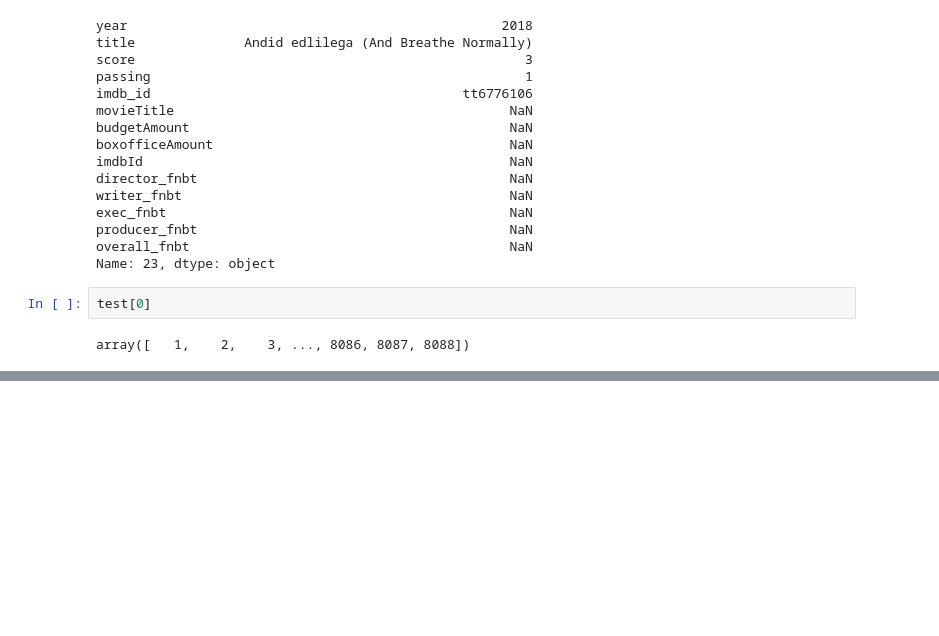
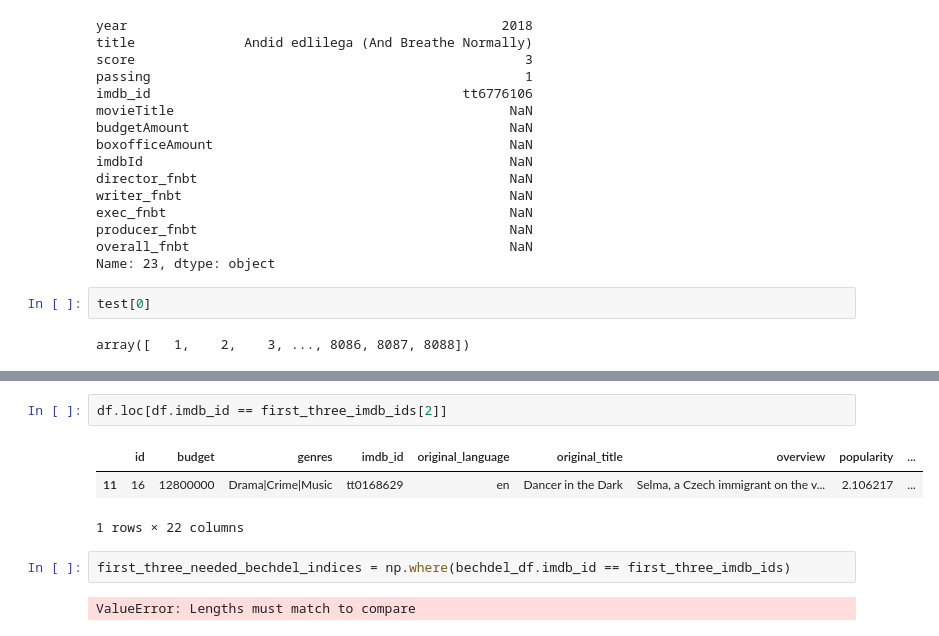
Before and after one commit to MagicMilly/women-in-film-analysis-dashboard, a Jupyter notebook: more_data_munging_useful.ipynb, the cells around one changed output, grey strips where cells are left out. Cells and saved outputs as stored; diff of their text form; blank space fills up the shorter version.

```diff
--- a/more_data_munging_useful.ipynb
+++ b/more_data_munging_useful.ipynb
@@ -1550,0 +1689,10 @@ array([   1,    2,    3, ..., 8086, 8087, 8088])
+# %%
+df.loc[df.imdb_id == first_three_imdb_ids[2]]
+# %% [output]
+|  | id | budget | genres | imdb_id | original_language | original_title | overview | popularity | ... |
+| 11 | 16 | 12800000 | Drama|Crime|Music | tt0168629 | en | Dancer in the Dark | Selma, a Czech immigrant on the v... | 2.106217 | ... |
+1 rows × 22 columns
+# %%
+first_three_needed_bechdel_indices = np.where(bechdel_df.imdb_id == first_three_imdb_ids)
+# %% [output]
+ValueError: Lengths must match to compare
```
Also changed, not shown: parts of 26 cells of this notebook.
